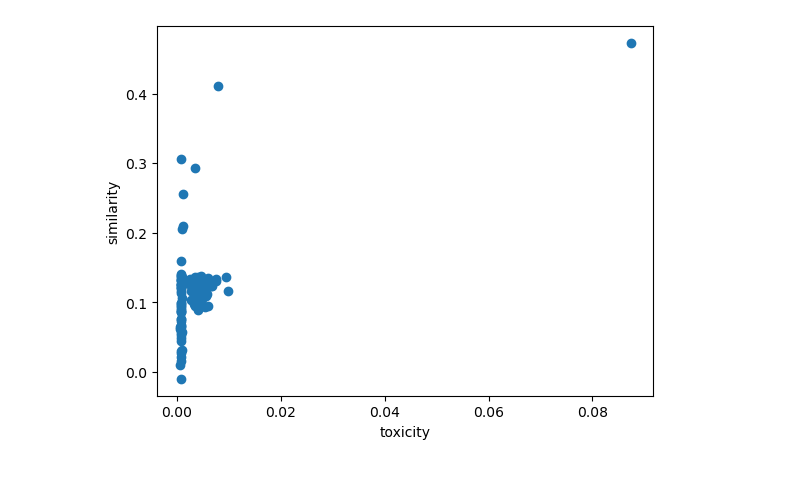
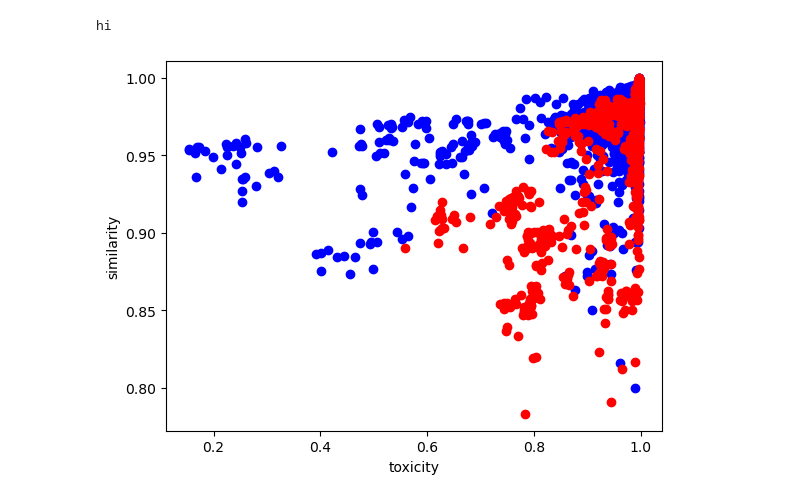
Before and after one commit to rajobasu/FYP, a Jupyter notebook: display/plotterntb.ipynb, the cells around one changed output. Cells and saved outputs as stored; diff of their text form; code cells hidden in the pictures.

```diff
--- a/display/plotterntb.ipynb
+++ b/display/plotterntb.ipynb
@@ -7,15 +7,19 @@ import seaborn as sns
 from pprint import pprint
 import pandas as pd
 # %%
-def get_data_from_file():
-    data_file = "../data/output2.csv"
+def get_data_from_file(datafilenum):
+    data_file = f"../data/output{datafilenum}.csv"
     df = pd.read_csv(data_file)
     return list(df['toxicity']), list(df['similarity'])
-# %%
-x_axis, y_axis = get_data_from_file()
-plt.xlabel("toxicity")
-plt.ylabel("similarity")
-plt.scatter(x_axis, y_axis)
-plt.show()
-# %% [output]
-[figure, removed]
+# %%
+print("hi")
+data = [get_data_from_file(11), get_data_from_file(12)]
+plt.xlabel("toxicity")
+plt.ylabel("similarity")
+plt.scatter(data[0][0], data[0][1], color="blue")
+plt.scatter(data[1][0], data[1][1], color="red")
+
+plt.show()
+# %% [output]
+hi
+[figure, added]
```
Also changed, not shown: parts of 1 cell of this notebook, 5 other files.
